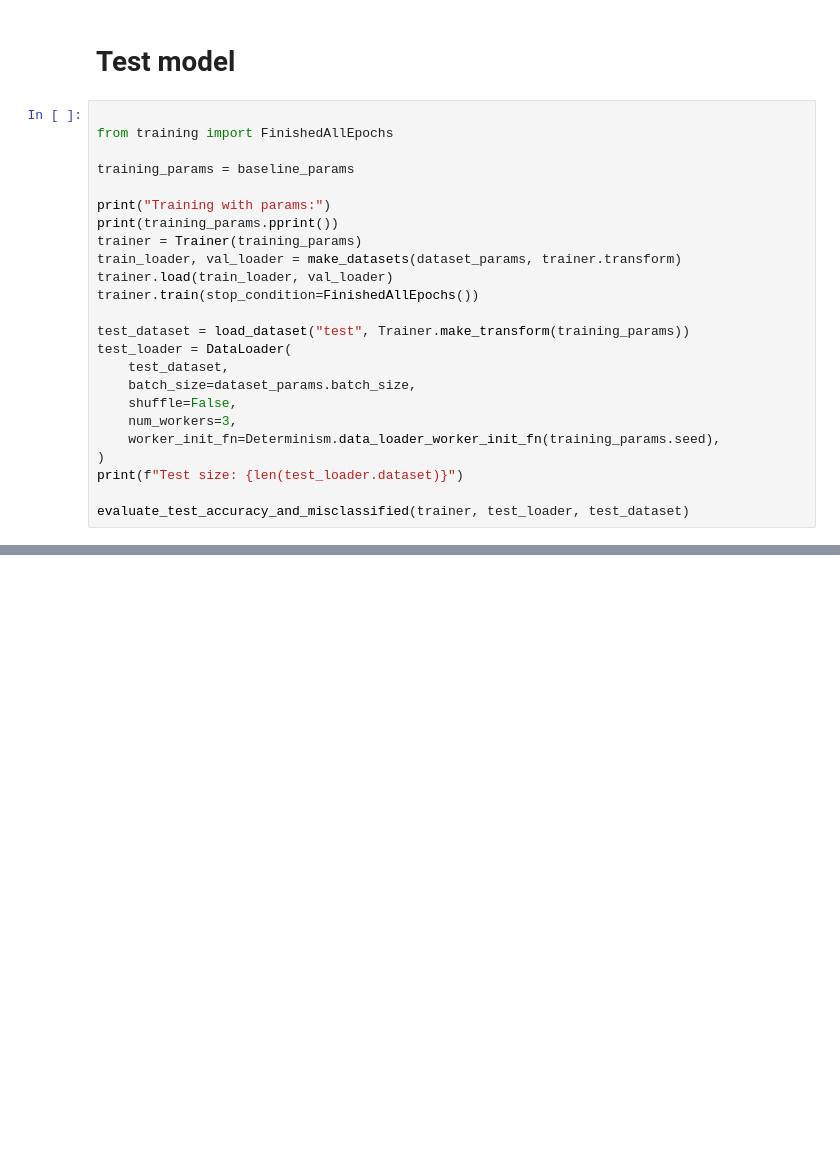
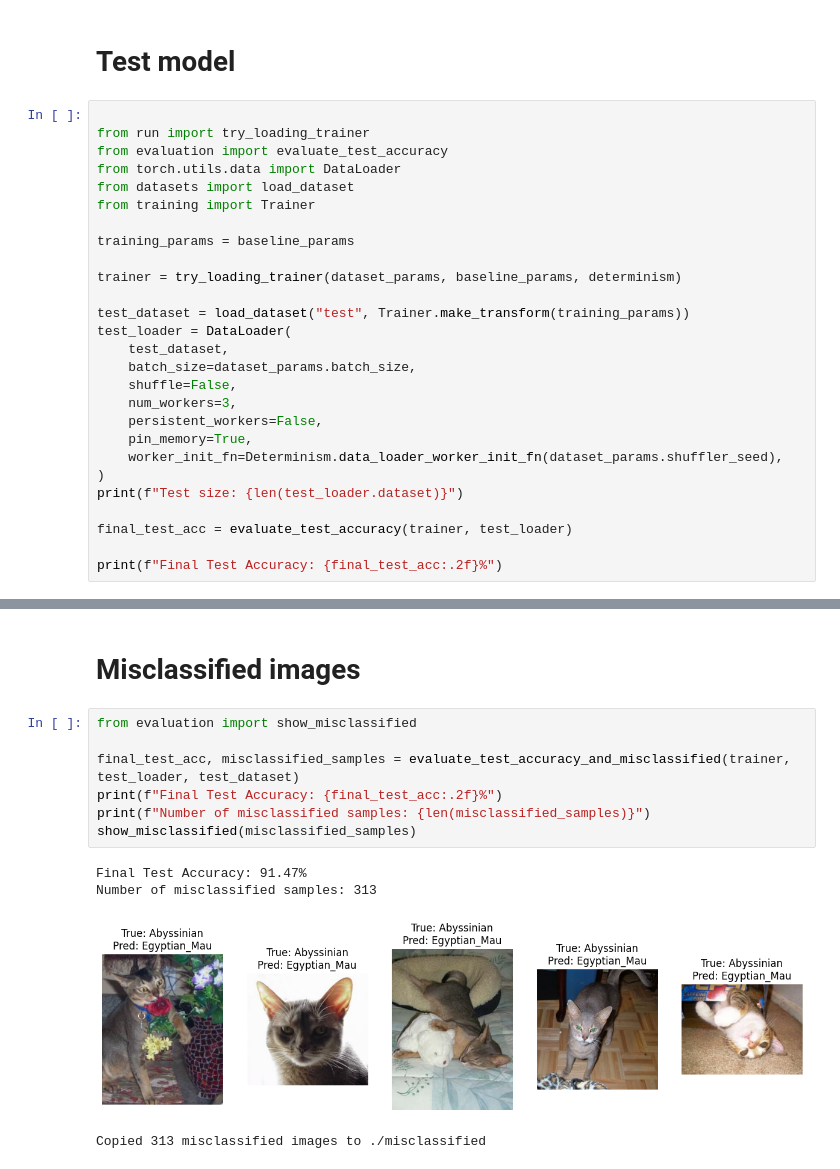
Before and after one commit to Sebelino/DD2424-project, a Jupyter notebook: e2_sebastian.ipynb, the cells around one changed output, grey strips where cells are left out. Cells and saved outputs as stored; diff of their text form; blank space fills up the shorter version.

```diff
--- a/e2_sebastian.ipynb
+++ b/e2_sebastian.ipynb
@@ -159,16 +184,15 @@ run_comparison(dataset_params, param_sets)
 # Test model
 # %%
 
-from training import FinishedAllEpochs
+from run import try_loading_trainer
+from evaluation import evaluate_test_accuracy
+from torch.utils.data import DataLoader
+from datasets import load_dataset
+from training import Trainer
 
 training_params = baseline_params
 
-print("Training with params:")
-print(training_params.pprint())
-trainer = Trainer(training_params)
-train_loader, val_loader = make_datasets(dataset_params, trainer.transform)
-trainer.load(train_loader, val_loader)
-trainer.train(stop_condition=FinishedAllEpochs())
+trainer = try_loading_trainer(dataset_params, baseline_params, determinism)
 
 test_dataset = load_dataset("test", Trainer.make_transform(training_params))
 test_loader = DataLoader(
@@ -176,9 +200,13 @@ test_loader = DataLoader(
     batch_size=dataset_params.batch_size,
     shuffle=False,
     num_workers=3,
-    worker_init_fn=Determinism.data_loader_worker_init_fn(training_params.seed),
+    persistent_workers=False,
+    pin_memory=True,
+    worker_init_fn=Determinism.data_loader_worker_init_fn(dataset_params.shuffler_seed),
 )
 print(f"Test size: {len(test_loader.dataset)}")
 
-evaluate_test_accuracy_and_misclassified(trainer, test_loader, test_dataset)
+final_test_acc = evaluate_test_accuracy(trainer, test_loader)
+
+print(f"Final Test Accuracy: {final_test_acc:.2f}%")
 # %% [output]
@@ -213,0 +217,14 @@ Copied 2921 misclassified images to ./misclassified
+# %% [markdown]
+# Misclassified images
+# %%
+from evaluation import show_misclassified
+
+final_test_acc, misclassified_samples = evaluate_test_accuracy_and_misclassified(trainer, test_loader, test_dataset)
+print(f"Final Test Accuracy: {final_test_acc:.2f}%")
+print(f"Number of misclassified samples: {len(misclassified_samples)}")
+show_misclassified(misclassified_samples)
+# %% [output]
+Final Test Accuracy: 91.47%
+Number of misclassified samples: 313
+[figure, added]
+Copied 313 misclassified images to ./misclassified
```
Also changed, not shown: parts of 5 cells of this notebook, 8 other files.
